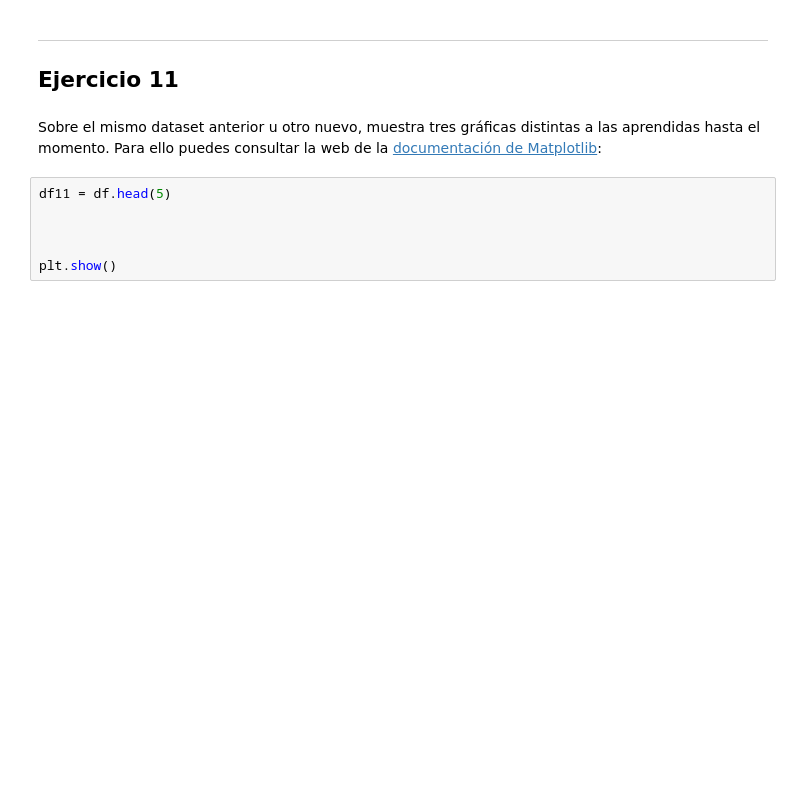
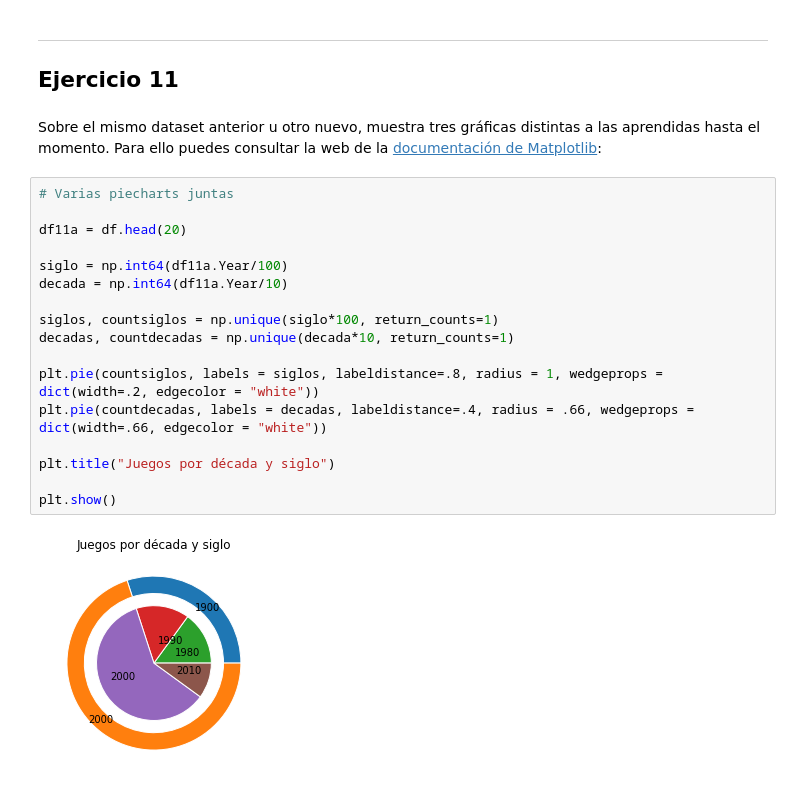
Before and after one commit to CarlosRyu98/PIA, a Jupyter notebook: 02 Desarrollo de aplicaciones de IA/03_Matplotlib_Ejercicios_3.ipynb, the cells around one changed output. Cells and saved outputs as stored; diff of their text form; blank space fills up the shorter version.

```diff
--- a/02 Desarrollo de aplicaciones de IA/03_Matplotlib_Ejercicios_3.ipynb
+++ b/02 Desarrollo de aplicaciones de IA/03_Matplotlib_Ejercicios_3.ipynb
@@ -237,9 +243,22 @@ plt.show()
 ## Ejercicio 11
 # %% [markdown]
 Sobre el mismo dataset anterior u otro nuevo, muestra tres gráficas distintas a las aprendidas hasta el momento. Para ello puedes consultar la web de la [documentación de Matplotlib](https://matplotlib.org/stable/gallery/index.html):
-# %%
-df11 = df.head(5)
-
-
-
-plt.show()
+# %%
+# Varias piecharts juntas
+
+df11a = df.head(20)
+
+siglo = np.int64(df11a.Year/100)
+decada = np.int64(df11a.Year/10)
+
+siglos, countsiglos = np.unique(siglo*100, return_counts=1)
+decadas, countdecadas = np.unique(decada*10, return_counts=1)
+
+plt.pie(countsiglos, labels = siglos, labeldistance=.8, radius = 1, wedgeprops = dict(width=.2, edgecolor = "white"))
+plt.pie(countdecadas, labels = decadas, labeldistance=.4, radius = .66, wedgeprops = dict(width=.66, edgecolor = "white"))
+
+plt.title("Juegos por década y siglo")
+
+plt.show()
+# %% [output]
+[figure, added]
```
Also changed, not shown: parts of 6 cells of this notebook.
